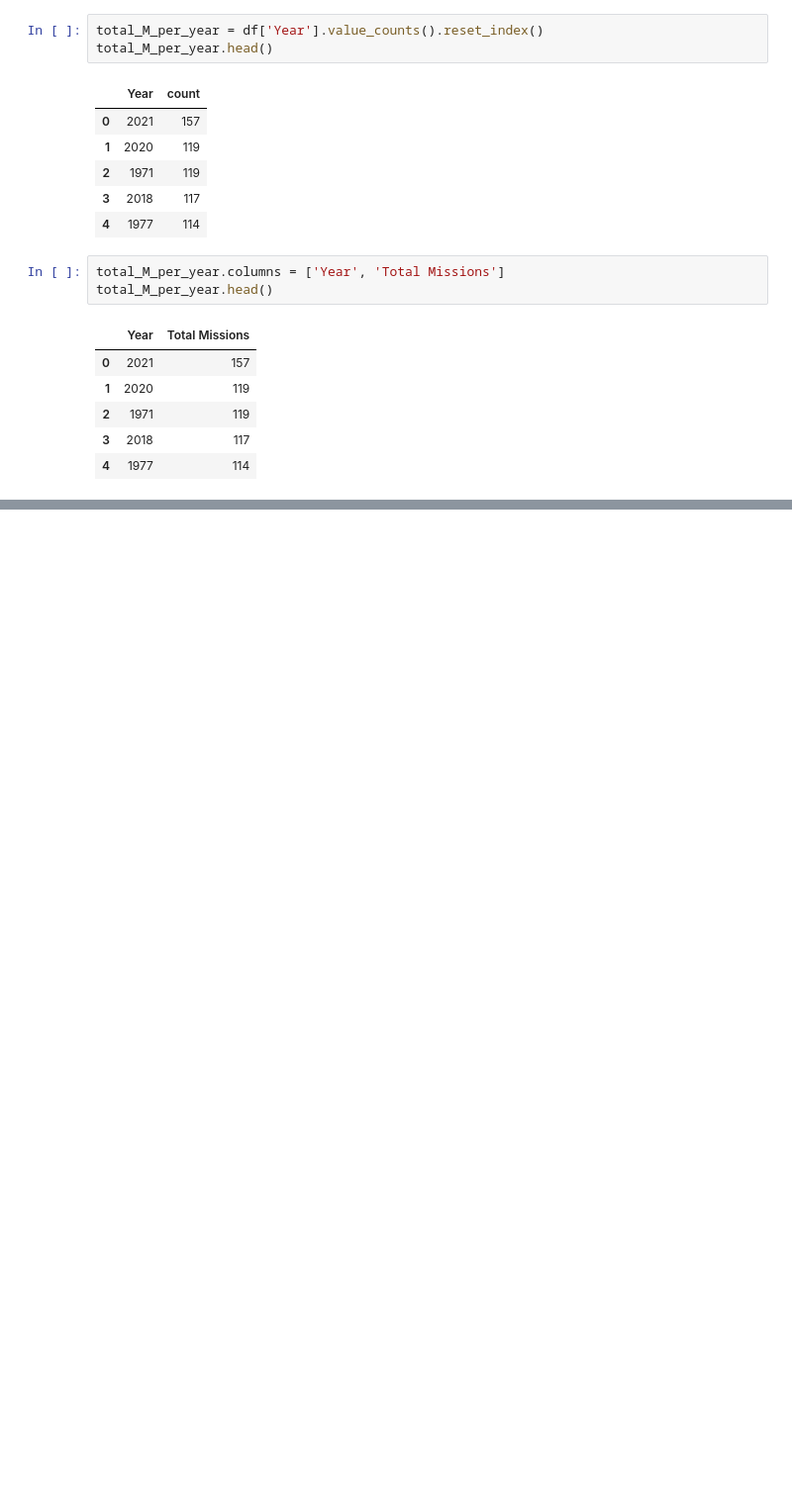
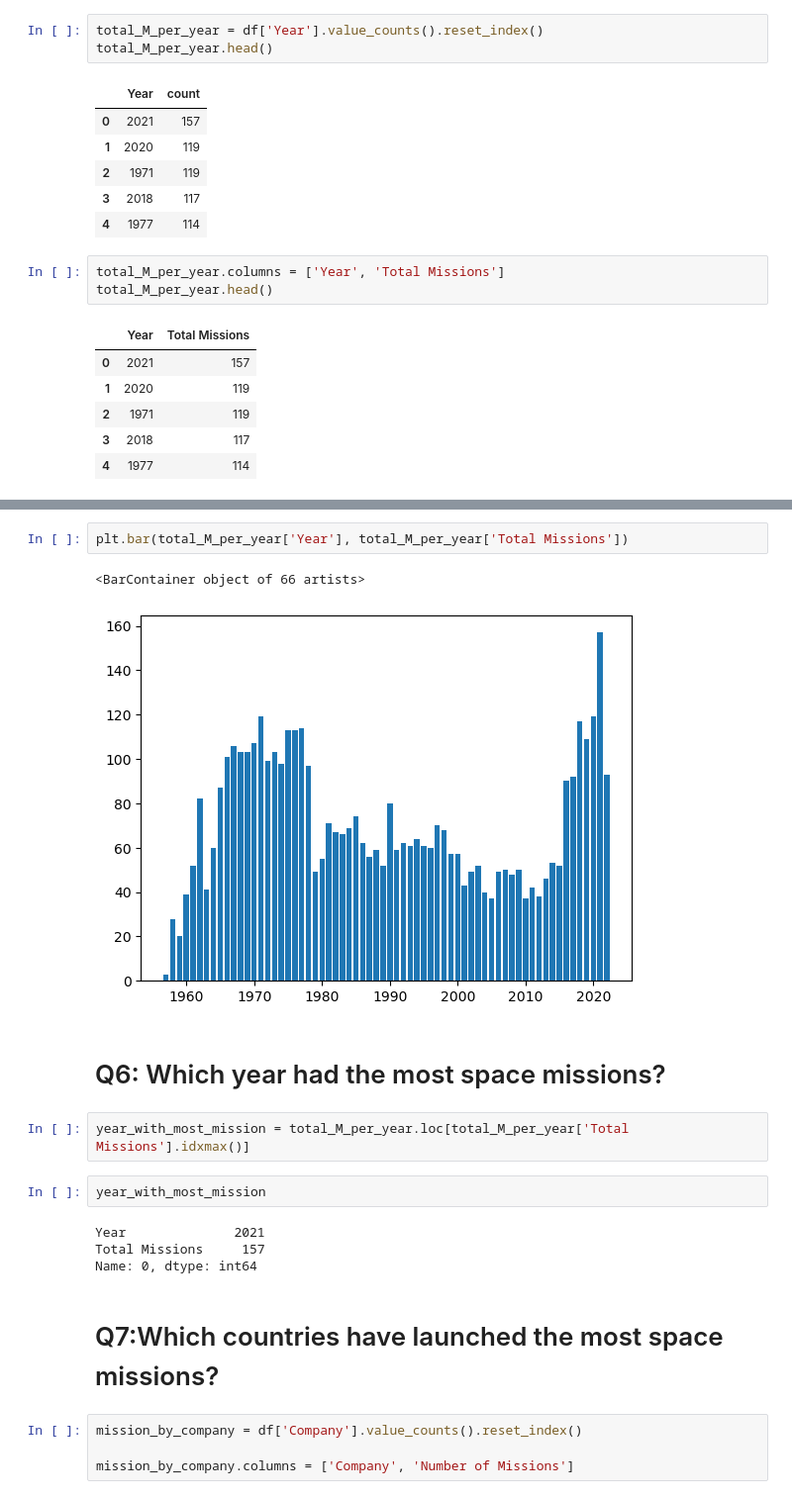
Before and after one commit to imamahasane/Space-Missions, a Jupyter notebook: Space-Missions.ipynb, the cells around one changed output, grey strips where cells are left out. Shown at 99% size. Cells and saved outputs as stored; diff of their text form; blank space fills up the shorter version.

```diff
--- a/Space-Missions.ipynb
+++ b/Space-Missions.ipynb
@@ -380,0 +420,21 @@ total_M_per_year.head()
+# %%
+plt.bar(total_M_per_year['Year'], total_M_per_year['Total Missions'])
+# %% [output]
+<BarContainer object of 66 artists>
+[figure, added]
+# %% [markdown]
+# Q6: Which year had the most space missions?
+# %%
+year_with_most_mission = total_M_per_year.loc[total_M_per_year['Total Missions'].idxmax()]
+# %%
+year_with_most_mission
+# %% [output]
+Year              2021
+Total Missions     157
+Name: 0, dtype: int64
+# %% [markdown]
+# Q7:Which countries have launched the most space missions?
+# %%
+mission_by_company = df['Company'].value_counts().reset_index()
+
+mission_by_company.columns = ['Company', 'Number of Missions']
```
Also changed, not shown: parts of 22 cells of this notebook.
